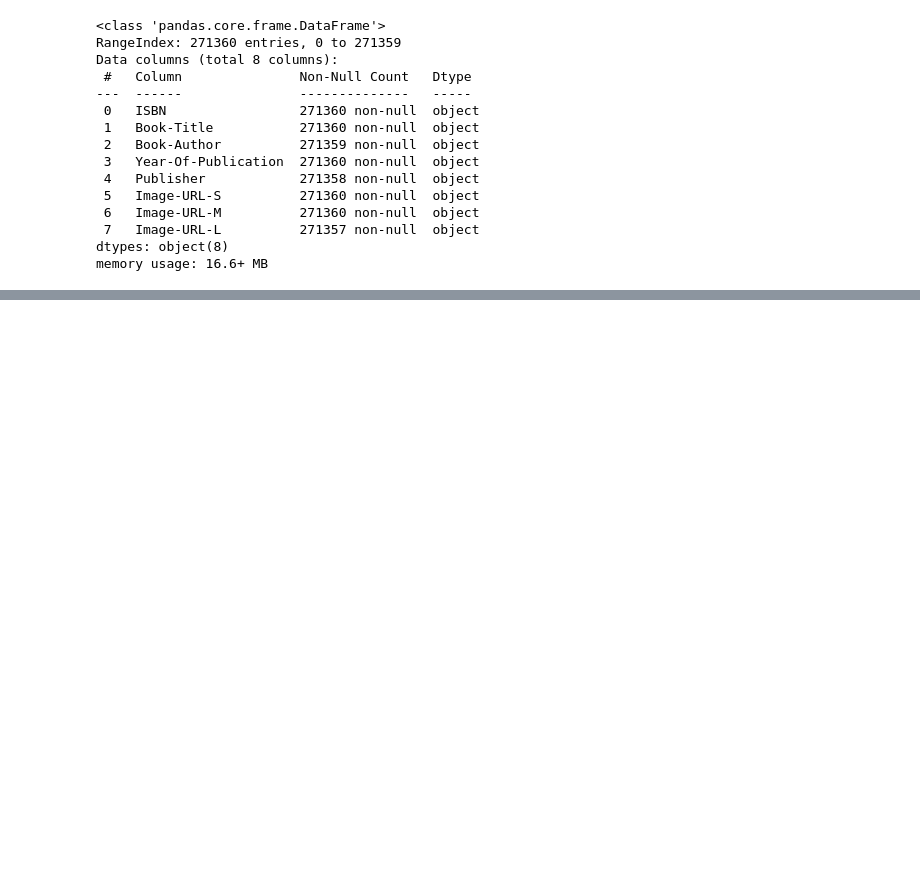
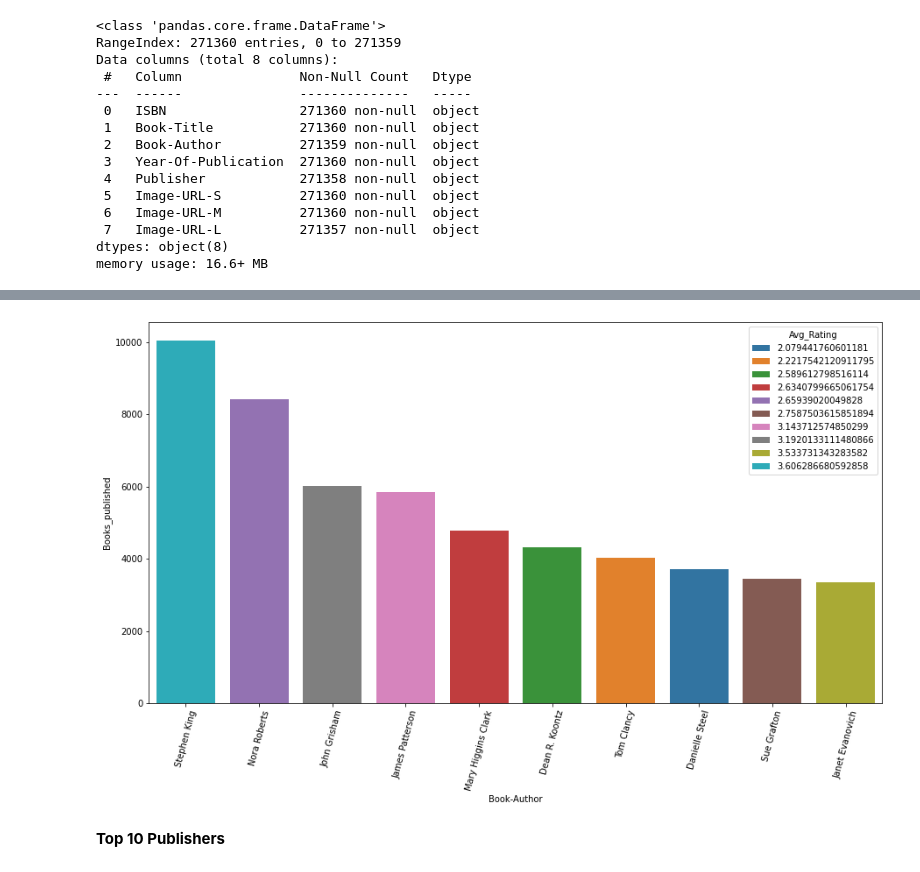
Before and after one commit to disuja7/Book-Recommendation-System, a Jupyter notebook: Book_Recommendation_System.ipynb, the cells around one changed output, grey strips where cells are left out. Saved outputs shown, nothing was run; the diff lists cells and outputs as text; code cells hidden in the pictures; blank space fills up the shorter version.

```diff
--- a/Book_Recommendation_System.ipynb
+++ b/Book_Recommendation_System.ipynb
@@ -304,0 +347,2 @@ Name: Year-Of-Publication, dtype: int64
+# %%
+ratings_df.rename(columns={'ISBN':'Book_ID'},inplace=True)
@@ -304,0 +360,3 @@ Name: Year-Of-Publication, dtype: int64
+# %%
+books_with_ratings = books_df.merge(ratings_df,on='Book_ID')
+books_with_ratings.head()
@@ -304,0 +370,8 @@ Name: Year-Of-Publication, dtype: int64
+# %%
+book_count = books_with_ratings.groupby(['Book-Author'])['Book-Title'].count().reset_index()
+avg_rating = books_with_ratings.groupby(['Book-Author'])['Book-Rating'].mean().reset_index()
+top_authors_df = book_count.merge(avg_rating,on='Book-Author')
+# %%
+top_authors_df.rename(columns={'Book-Rating':'Avg_Rating','Book-Title':'Books_published'},inplace=True)
+top_authors_df=top_authors_df.sort_values(by='Books_published',ascending=False).head(10)
+top_authors_df
@@ -304,0 +390,9 @@ Name: Year-Of-Publication, dtype: int64
+# %%
+fig, ax = plt.subplots(figsize=(15, 8))
+sns.barplot(data=top_authors_df,x='Book-Author',y='Books_published',hue='Avg_Rating',dodge=False)
+plt.xticks(rotation=75)
+plt.show()
+# %% [output]
+[figure, added]
+# %% [markdown]
+**Top 10 Publishers**
```
Also changed, not shown: parts of 77 cells of this notebook.
